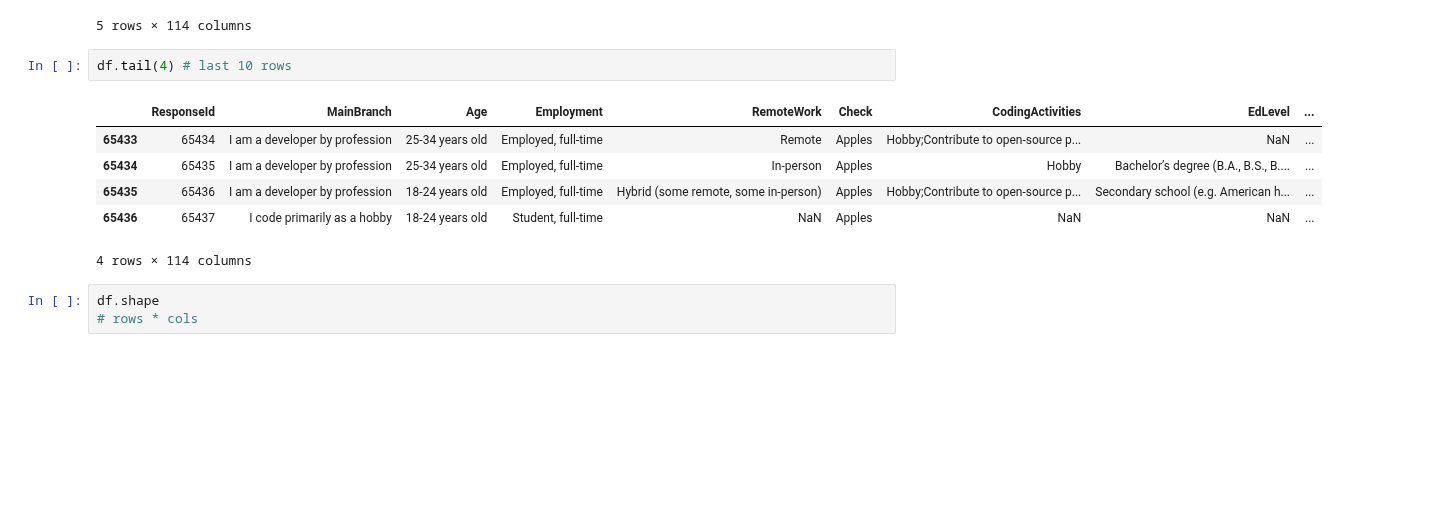
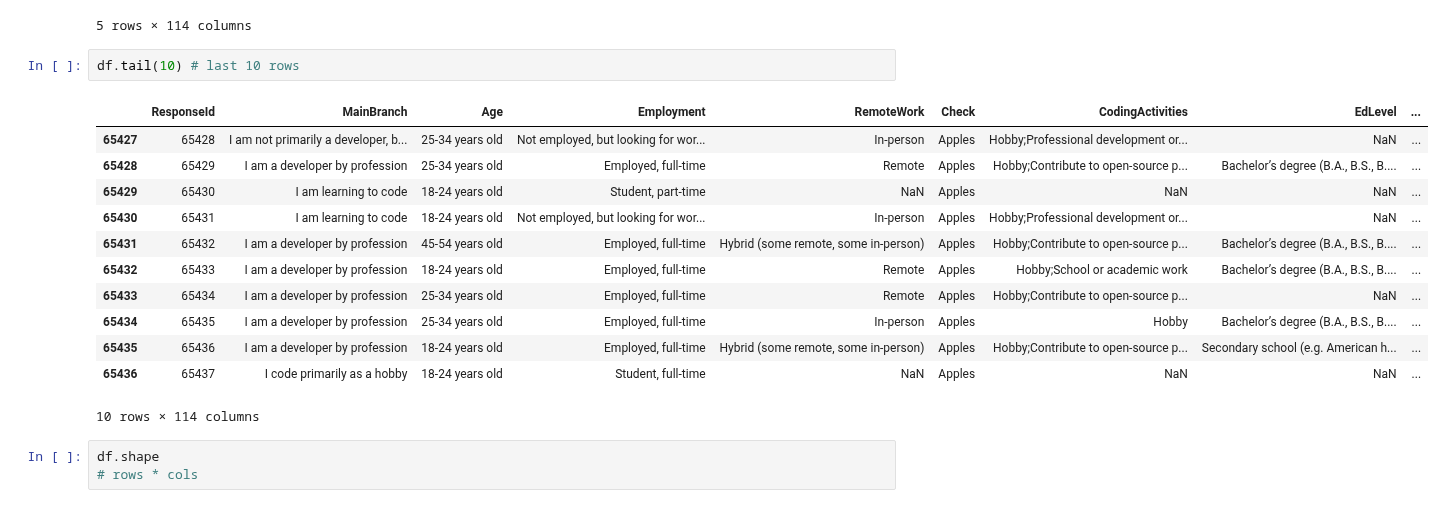
Before and after one commit to Sansub471/DataVisualization, a Jupyter notebook: pandas_classes/pandas_one.ipynb, the cells around one changed output. Cells and saved outputs as stored; diff of their text form; blank space fills up the shorter version.

```diff
--- a/pandas_classes/pandas_one.ipynb
+++ b/pandas_classes/pandas_one.ipynb
@@ -14,14 +14,20 @@ df.head()
 | 4 | 5 | I am a developer by profession | 18-24 years old | Student, full-time | NaN | Apples | NaN | Secondary school (e.g. American h... | ... |
 5 rows × 114 columns
 # %%
-df.tail(4) # last 10 rows
+df.tail(10) # last 10 rows
 # %% [output]
 |  | ResponseId | MainBranch | Age | Employment | RemoteWork | Check | CodingActivities | EdLevel | ... |
+| 65427 | 65428 | I am not primarily a developer, b... | 25-34 years old | Not employed, but looking for wor... | In-person | Apples | Hobby;Professional development or... | NaN | ... |
+| 65428 | 65429 | I am a developer by profession | 25-34 years old | Employed, full-time | Remote | Apples | Hobby;Contribute to open-source p... | Bachelor’s degree (B.A., B.S., B.... | ... |
+| 65429 | 65430 | I am learning to code | 18-24 years old | Student, part-time | NaN | Apples | NaN | NaN | ... |
+| 65430 | 65431 | I am learning to code | 18-24 years old | Not employed, but looking for wor... | In-person | Apples | Hobby;Professional development or... | NaN | ... |
+| 65431 | 65432 | I am a developer by profession | 45-54 years old | Employed, full-time | Hybrid (some remote, some in-person) | Apples | Hobby;Contribute to open-source p... | Bachelor’s degree (B.A., B.S., B.... | ... |
+| 65432 | 65433 | I am a developer by profession | 18-24 years old | Employed, full-time | Remote | Apples | Hobby;School or academic work | Bachelor’s degree (B.A., B.S., B.... | ... |
 | 65433 | 65434 | I am a developer by profession | 25-34 years old | Employed, full-time | Remote | Apples | Hobby;Contribute to open-source p... | NaN | ... |
 | 65434 | 65435 | I am a developer by profession | 25-34 years old | Employed, full-time | In-person | Apples | Hobby | Bachelor’s degree (B.A., B.S., B.... | ... |
 | 65435 | 65436 | I am a developer by profession | 18-24 years old | Employed, full-time | Hybrid (some remote, some in-person) | Apples | Hobby;Contribute to open-source p... | Secondary school (e.g. American h... | ... |
 | 65436 | 65437 | I code primarily as a hobby | 18-24 years old | Student, full-time | NaN | Apples | NaN | NaN | ... |
-4 rows × 114 columns
+10 rows × 114 columns
 # %%
 df.shape
 # rows * cols
```
